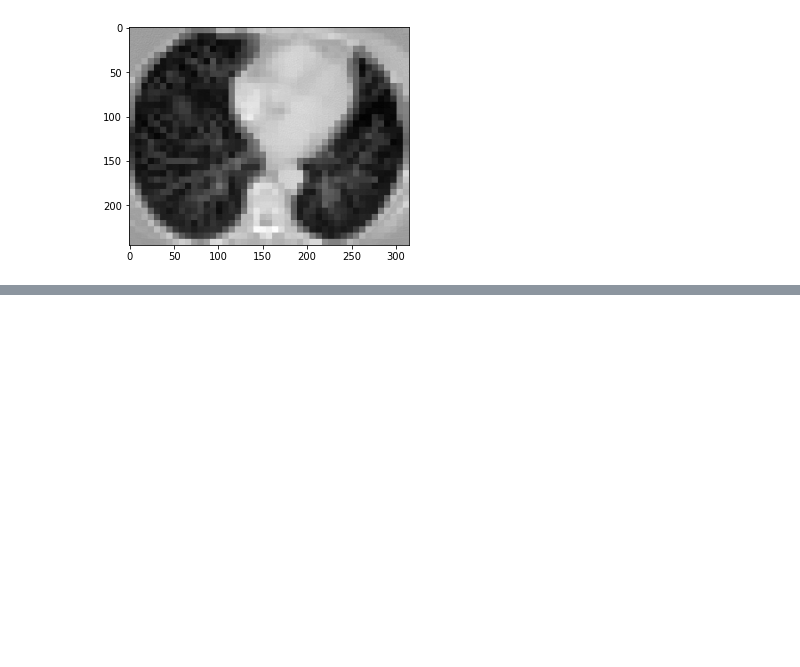
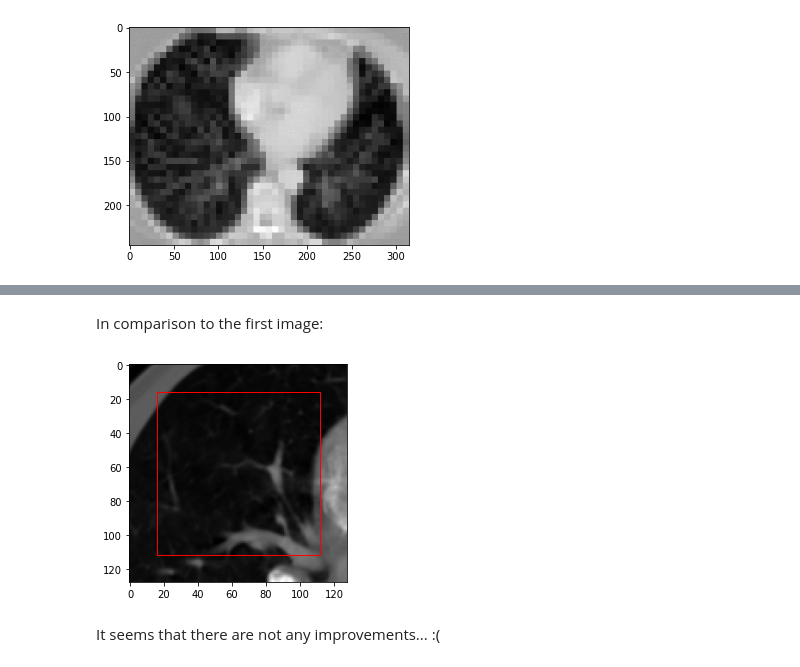
Before and after one commit to s-mostafa-a/CT-noise-statistical-characterization, a Jupyter notebook: notebooks/playground.ipynb, the cells around one changed output, grey strips where cells are left out. Saved outputs shown, nothing was run; the diff lists cells and outputs as text; code cells hidden in the pictures; blank space fills up the shorter version.

```diff
--- a/notebooks/playground.ipynb
+++ b/notebooks/playground.ipynb
@@ -257,0 +310,13 @@ TypeError: Improper input parameters were entered.
+# %% [markdown]
+In comparison to the first image:
+# %%
+import matplotlib.patches as patches
+fig1, ax1 = plt.subplots(1)
+ax1.imshow(img, cmap='gray')
+rect = patches.Rectangle((16,16),96,96,linewidth=1,edgecolor='r',facecolor='none')
+ax1.add_patch(rect)
+plt.show()
+# %% [output]
+[figure, added]
+# %% [markdown]
+It seems that there are not any improvements... :(
```
Also changed, not shown: parts of 34 cells of this notebook, 5 other files.
